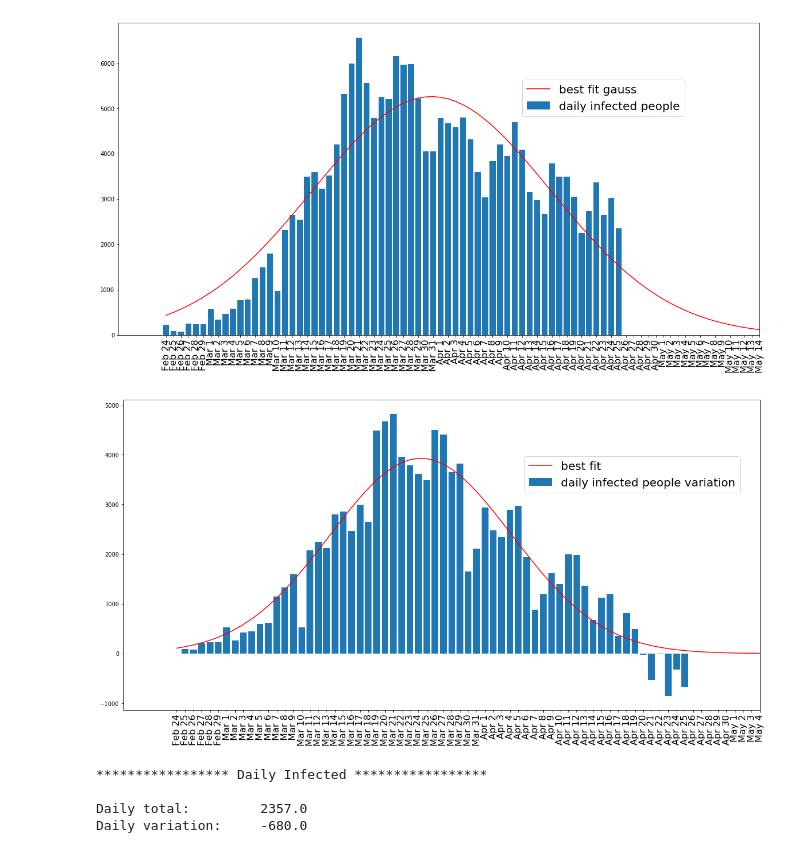
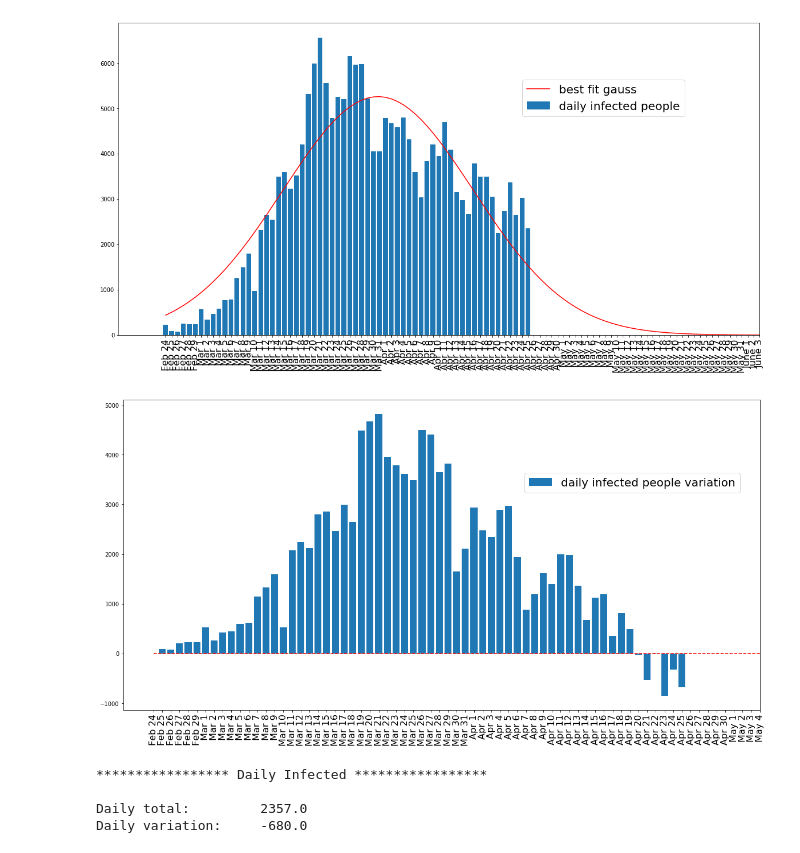
Before and after one commit to m4rio31/COVID-19, a Jupyter notebook: infected_trends_analysis.ipynb, the cells around one changed output. Drawn from its saved outputs; the diff is of its cells as text; code cells hidden in the pictures.

Commit message:
fix variation plot

```diff
--- a/infected_trends_analysis.ipynb
+++ b/infected_trends_analysis.ipynb
@@ -29,7 +29,8 @@ date_dict = [
     ('Feb', 29),
     ('Mar', 31),
     ('Apr', 30),
-    ('May', 31)
+    ('May', 31),
+    ('June', 30)
     ]
 # %%
 date_array = []
@@ -45,25 +46,25 @@ def exp_function(x, a, t):
 # %%
 # ***************** Totale Positivi ************************
 # (ricoverati_con_sintomi + terapia_intensiva + isolamento domiciliare)
 
 gauss_popt, gauss_pcov = opt.curve_fit(gauss_function, range(len(date)), daily_infected_total, p0 = [1, 30, 2])
 fig, ax = plt.subplots(figsize=(20,10))
 ax.bar(range(len(date)), daily_infected_total, label='daily infected people')
 ax.plot(range(len(date_array)), gauss_function(range(len(date_array)), *gauss_popt), color='red', label='best fit gauss')
 #ax.plot(range(20), gauss_function(range(20), *gauss_popt), color='red', label='best fit gauss')
 #ax.bar(range(20), daily_infected_total[:20], label='daily infected people')
 #ax.plot(range(20), fin_func(range(20), *complex_popt), color='green', label='best fit exp')
 
 
 ax.set_xticks(range(len(date_array)))
 ax.set_xticklabels(date_array[23:], rotation = 90, fontsize=16)
-ax.set_xlim(right=80)
+ax.set_xlim(right=100)
 
 plt.legend(loc=(0.63, 0.7), fontsize=20)
 
 fig.savefig('output/infected_total_trend.png')
 # %% [output]
-[figure, old version]
+[figure, new version]
 # %%
 # ********************* Variazione Totale Positivi ******************************
 # (totale_attualmente positivi giorno corrente - totale_attualmente positivi giorno precedente)
@@ -71,17 +72,18 @@ fig.savefig('output/infected_total_trend.png')
 popt, pcov = opt.curve_fit(gauss_function, range(len(date)), daily_infected_variation, p0 = [1, 30, 2])
 fig, ax = plt.subplots(figsize=(20,10))
 ax.bar(range(len(date)), daily_infected_variation, label='daily infected people variation')
-ax.plot(range(len(date_array)), gauss_function(range(len(date_array)), *popt), color='red', label='best fit')
+#ax.plot(range(len(date_array)), gauss_function(range(len(date_array)), *popt), color='red', label='best fit')
 
 ax.set_xticks(range(len(date_array)))
 ax.set_xticklabels(date_array[23:], rotation = 90, fontsize=16)
 ax.set_xlim(right=70)
+ax.hlines(0, 0, 70, 'red', '--')
 
 plt.legend(loc=(0.63, 0.7), fontsize=20)
 
 fig.savefig('output/infected_variation_trend.png')
 # %% [output]
-[figure, old version]
+[figure, new version]
 # %%
 string = ' Daily Infected '.center(50, "*")
 
```
